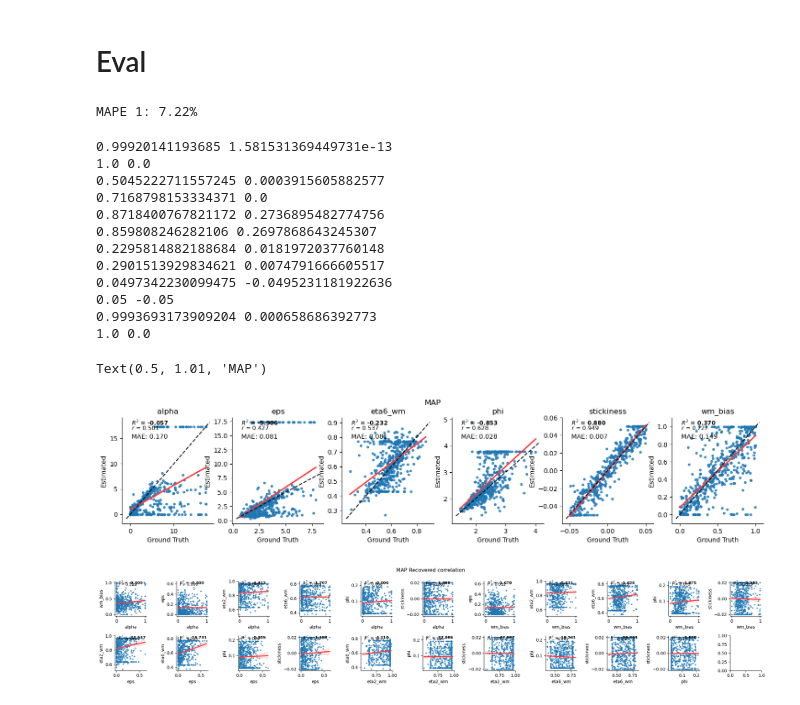
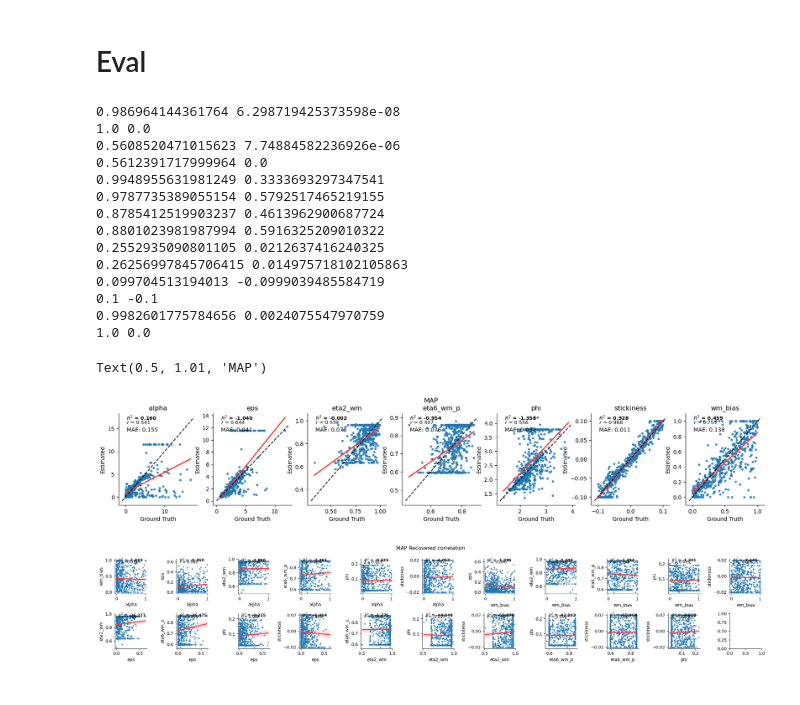
Before and after one commit to ti55987/DL4CM, a Jupyter notebook: mle.ipynb, the cells around one changed output. Saved outputs shown, nothing was run; the diff lists cells and outputs as text; code cells hidden in the pictures.

```diff
--- a/mle.ipynb
+++ b/mle.ipynb
@@ -25,22 +21,22 @@ metadata_by_task = {
     "wmh26": {
         "bounds": {
             "alpha": (0, 1),
-            "stickiness": (-0.02, 0.02),
+            "stickiness": (-0.1, 0.1),
             "phi": (0, 0.4),
             "bias": (0, 1),
             "eps": (0, 1),
-            "eta6_wm": (0, 1),
+            "eta6_wm_p": (0, 1),
             "eta2_wm": (0, 1),
         },
         "r0": 1,
         "likelihood_func": sa_mixture_neg_log_likelihood,
         "prior_func": {
             "alpha": beta_prior(0.335, 1, 0, 1), #beta_prior(0.8, 7.2, 0, 1),
-            "stickiness": uniform_prior(-0.02, 0.02),
+            "stickiness": uniform_prior(-0.1, 0.1),
             "phi": beta_prior(4.4375, 13.3125, 0, 0.4),
             "bias": beta_prior(0.335, 1, 0, 1),
             "eps": beta_prior(0.8, 7.2, 0, 1),
-            "eta6_wm": beta_prior(13.79, 9.2, 0, 1),
+            "eta6_wm_p": beta_prior(28.0, 10.37, 0, 1),
             "eta2_wm": beta_prior(11.9, 2.99, 0, 1),
         },
     },
@@ -110,14 +106,14 @@ metadata_by_task = {
 N_TEST_AGENT = 500
 num_blocks = 12
 num_trials_per_block = 6 * 13
-task = "wmh_6s3a"
-suffix = "wmh_no_switch_alow"  #''2ParamRL_no_switch' #'
+task = "wmh_26s3a"
+suffix = "wmh_no_switch_st11"  #''' #'wmh_no_switch_alow
 prefix = f"{N_TEST_AGENT}a_{num_blocks}b_{num_trials_per_block}t_{suffix}"
 data = pd.read_csv(
     f"data/{task}/{N_TEST_AGENT}a_{num_blocks}b_{num_trials_per_block}t_{suffix}.csv"
 )
 
-metadata = metadata_by_task["wmh"]
+metadata = metadata_by_task["wmh26"]
 # %% [markdown]
 # Run Optimizer
 # %%
@@ -202,16 +214,11 @@ Total execution time: 688.29 seconds
 # %% [markdown]
 # Eval
 # %%
-method = 'MAP'
-limit = 500
-recovered_param = pd.read_csv(f"/Users/ccnlab/Development/dl4rl/results/MAP_wmh_6s3a_500a_12b_78t_wmh_no_switch_alow.csv")
+# method = 'MAP'
+# limit = 500
+# #MAP_wmh_6s3a_500a_12b_78t_wmh_no_switch_alow.csv
+# recovered_param = pd.read_csv(f"/Users/ccnlab/Development/dl4rl/results/MAP_wmh_26s3a_500a_12b_78t_wmh_no_switch_eta6_wm_p.csv")
+# recovered_param.drop(columns=["Unnamed: 0"], inplace=True)
-# %%
-y_true1 = [100, 200, 150]
-y_pred1 = [110, 190, 160]
-mape1 = mean_absolute_percentage_error(y_true1, y_pred1)
-print(f"MAPE 1: {mape1:.2f}%") # Expected: ((10/100) + (10/200) + (10/150))/3 * 100 = (0.1 + 0.05 + 0.0666)/3 * 100 = 7.22%
-# %% [output]
-MAPE 1: 7.22%
 # %%
 # @title model parameters
 
@@ -244,51 +251,58 @@ for idx, pn in enumerate(sorted(param_names)):
     )
 
     if pn == 'alpha' or pn == 'eps' or pn == 'phi':
-        noise = 3e-8
-        y_true = -np.log(y_true+noise)
+        min_pv = np.min(y_pred)
+        if min_pv <= 0:
+            noise = -min_pv+0.00001
+        else:
+            noise = 0
+
+        y_true = -np.log(y_true)
         y_pred = -np.log(y_pred+noise)
 
     result = pd.DataFrame({pn: y_true, method: y_pred})
     ax = sns.regplot(
         data=result,
         ci=None,
         x=pn,
         y=method,
         line_kws=dict(color="#f73e40"),
         scatter_kws=dict(s=10),
         ax=axes.flat[idx],
     )
     ax.plot(
         [ax.get_xlim()[0], ax.get_xlim()[1]],
         [ax.get_xlim()[0], ax.get_xlim()[1]],
         color="black",
         alpha=0.9,
         linestyle="dashed",
     )
     sns.despine()
 
     ax = add_corr_scores(ax, y_true, y_pred)
     ax.text(0.1, 0.8, f"MAE: {MAE:.3f}", transform=ax.transAxes, fontsize=10)
     ax.set_xlabel("Ground Truth")
     ax.set_ylabel("Estimated")
     ax.set_title(pn, fontsize=12)
 
 fig.suptitle(method, y=1.01)
 # %% [output]
-0.99920141193685 1.581531369449731e-13
+0.986964144361764 6.298719425373598e-08
 1.0 0.0
-0.5045222711557245 0.0003915605882577
-0.7168798153334371 0.0
-0.8718400767821172 0.2736895482774756
-0.859808246282106 0.2697868643245307
-0.2295814882188684 0.0181972037760148
-0.2901513929834621 0.0074791666605517
-0.0497342230099475 -0.0495231181922636
-0.05 -0.05
-0.9993693173909204 0.000658686392773
+0.5608520471015623 7.74884582236926e-06
+0.5612391717999964 0.0
+0.9948955631981249 0.3333693297347541
+0.9787735389055154 0.5792517465219155
+0.8785412519903237 0.4613962900687724
+0.8801023981987994 0.5916325209010322
+0.2552935090801105 0.0212637416240325
+0.26256997845706415 0.014975718102105863
+0.099704513194013 -0.0999039485584719
+0.1 -0.1
+0.9982601775784656 0.0024075547970759
 1.0 0.0
 Text(0.5, 1.01, 'MAP')
-[figure, old version]
+[figure, new version]
 # %%
 prefix = f"{N_TEST_AGENT}a_{num_blocks}b_{num_trials_per_block}t_{suffix}"
 recovered_param.to_csv(f"results/{method}_{task}_{prefix}.csv")
@@ -322,4 +336,4 @@ sns.despine()
 fig.suptitle(f"{method} Recovered correlation")
 fig.tight_layout()
 # %% [output]
-[figure, old version]
+[figure, new version]
```
Also changed, not shown: parts of 3 cells of this notebook, 7 other files.
